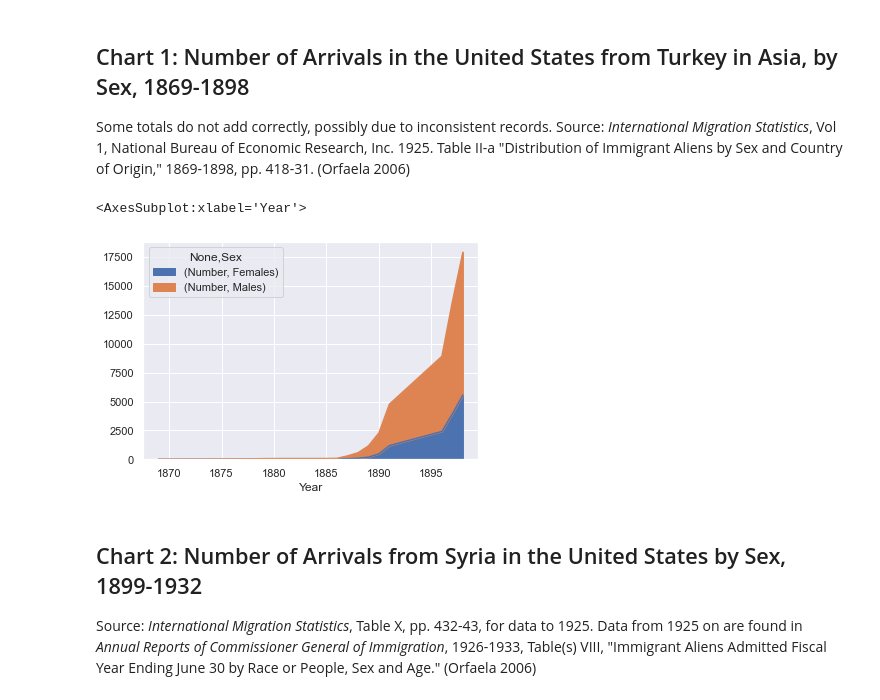
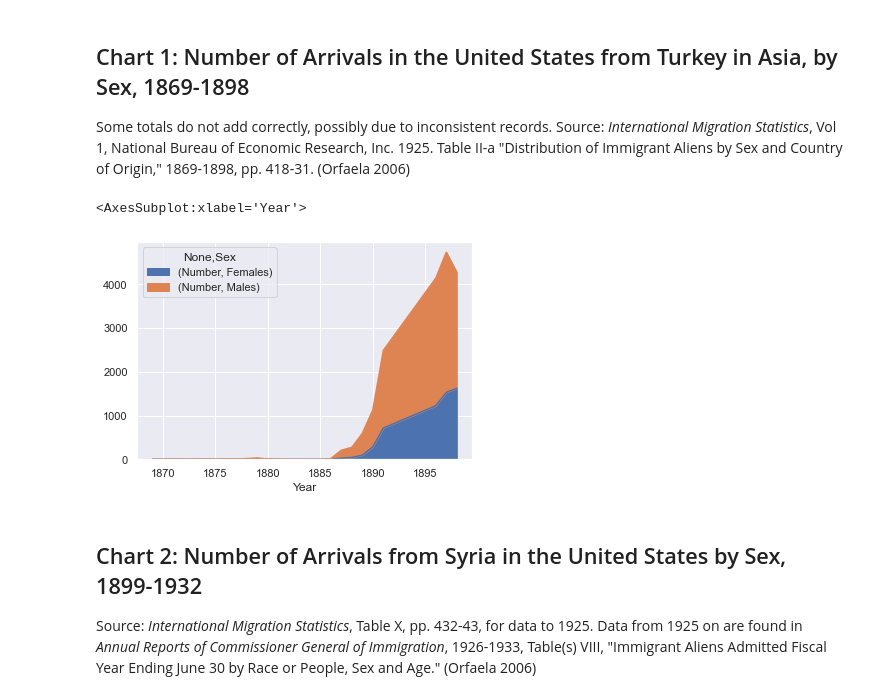
Before and after one commit to cjwit/arab-immigration, a Jupyter notebook: chart.ipynb, the cells around one changed output. Saved outputs shown, nothing was run; the diff lists cells and outputs as text; code cells hidden in the pictures.

```diff
--- a/chart.ipynb
+++ b/chart.ipynb
@@ -14,14 +14,14 @@ Some totals do not add correctly, possibly due to inconsistent records. Source:
 # %%
 chart1df = pd.read_csv('./1869-1898-narrow.csv')
 chart1df.set_index('Year').sort_values('Year')
 chart1df.tail()
 
 pt = pd.pivot_table(chart1df, columns=['Sex'], index=['Year'], values=['Number'], fill_value=0)
-pt = pt.cumsum()
+# pt = pt.cumsum() # cumulative totals
 pt.plot.area()
 # %% [output]
 <AxesSubplot:xlabel='Year'>
-[figure, old version]
+[figure, new version]
 # %% [markdown]
 ## Chart 2: Number of Arrivals from Syria in the United States by Sex, 1899-1932
 
```
Also changed, not shown: parts of 7 cells of this notebook, 7 other files.
